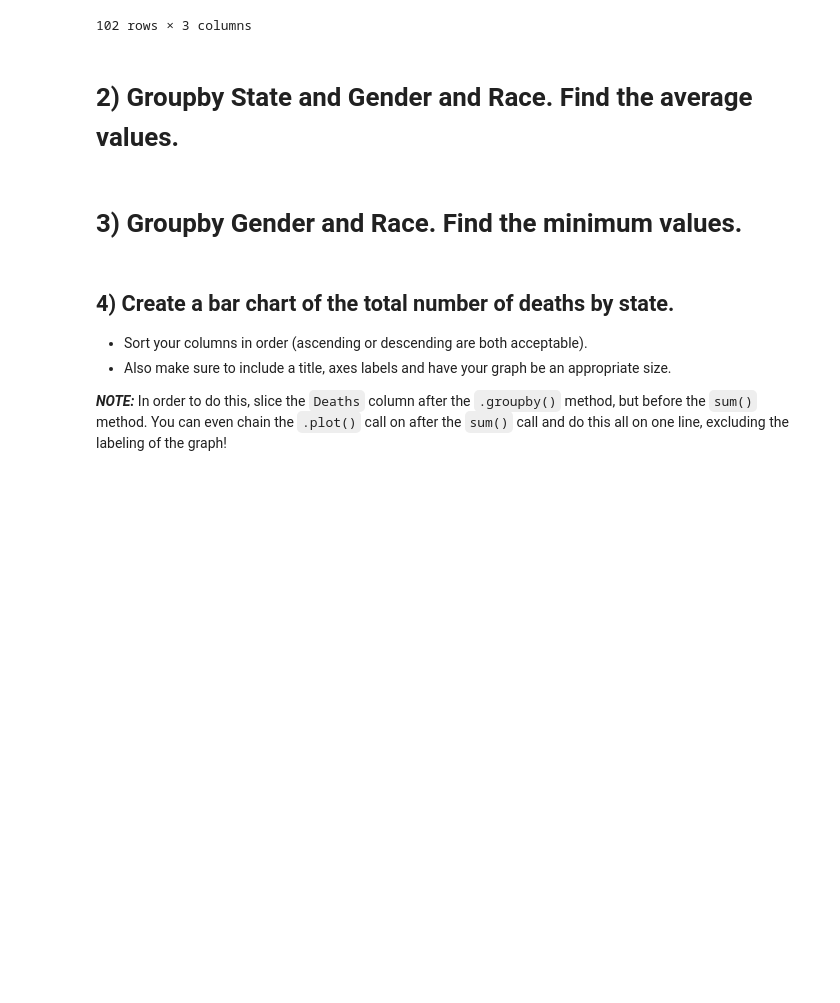
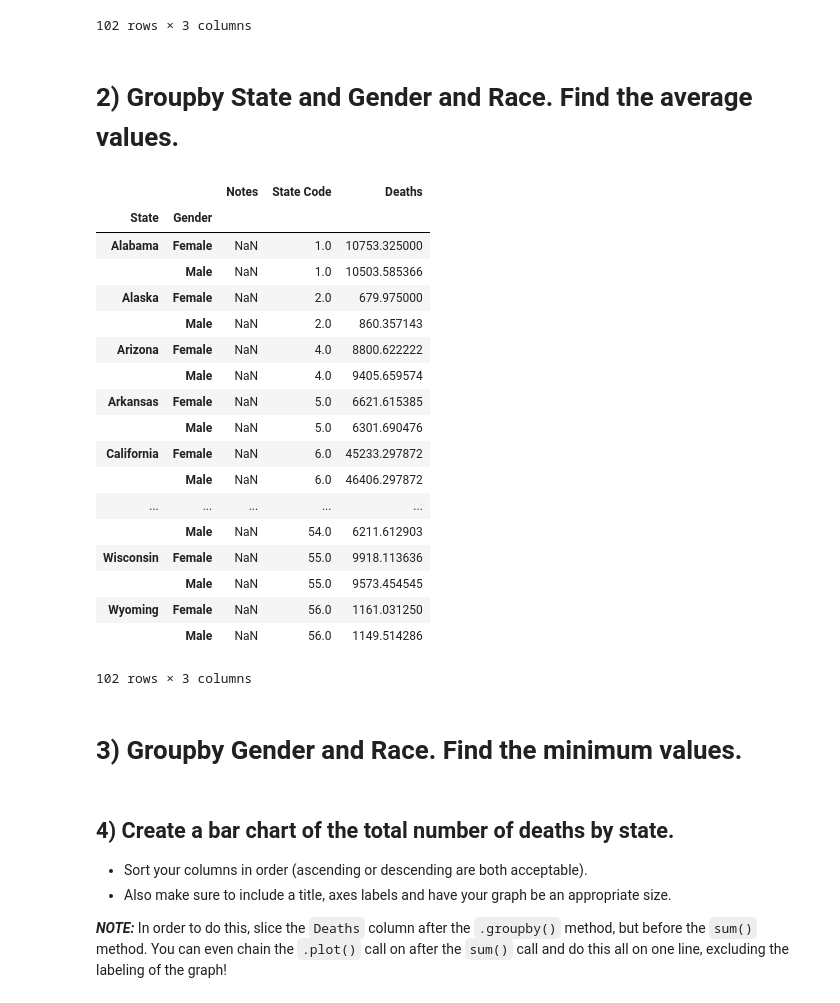
Before and after one commit to AustinKrause/dsc-1-04-09-pivot-tables-with-pandas-lab-nyc-ds-career-031119, a Jupyter notebook: index.ipynb, the cells around one changed output. Cells and saved outputs as stored; diff of their text form; code cells hidden in the pictures; blank space fills up the shorter version.

```diff
--- a/index.ipynb
+++ b/index.ipynb
@@ -77,7 +77,27 @@ df.groupby(['State', 'Gender']).sum()
 # 2) Groupby State and Gender and Race. Find the average values.
 # %%
 # Your code here
-df.groupby(['State', 'Gender']).mena
+df.groupby(['State', 'Gender']).mean()
+# %% [output]
+|  |  | Notes | State Code | Deaths |
+| State | Gender |  |  |  |
+| Alabama | Female | NaN | 1.0 | 10753.325000 |
+|  | Male | NaN | 1.0 | 10503.585366 |
+| Alaska | Female | NaN | 2.0 | 679.975000 |
+|  | Male | NaN | 2.0 | 860.357143 |
+| Arizona | Female | NaN | 4.0 | 8800.622222 |
+|  | Male | NaN | 4.0 | 9405.659574 |
+| Arkansas | Female | NaN | 5.0 | 6621.615385 |
+|  | Male | NaN | 5.0 | 6301.690476 |
+| California | Female | NaN | 6.0 | 45233.297872 |
+|  | Male | NaN | 6.0 | 46406.297872 |
+| ... | ... | ... | ... | ... |
+|  | Male | NaN | 54.0 | 6211.612903 |
+| Wisconsin | Female | NaN | 55.0 | 9918.113636 |
+|  | Male | NaN | 55.0 | 9573.454545 |
+| Wyoming | Female | NaN | 56.0 | 1161.031250 |
+|  | Male | NaN | 56.0 | 1149.514286 |
+102 rows × 3 columns
 # %% [markdown]
 # 3) Groupby Gender and Race. Find the minimum values.
 # %%
```
